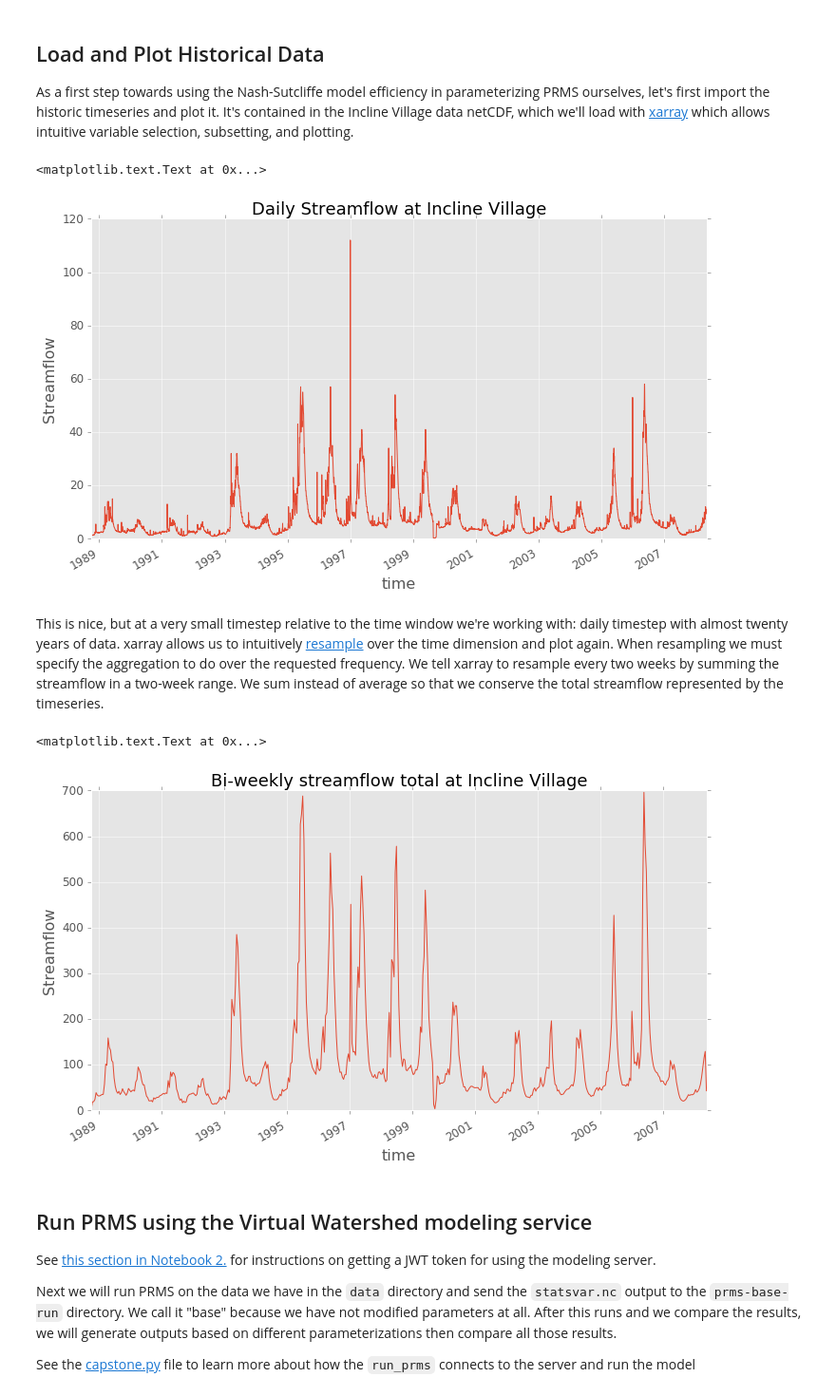
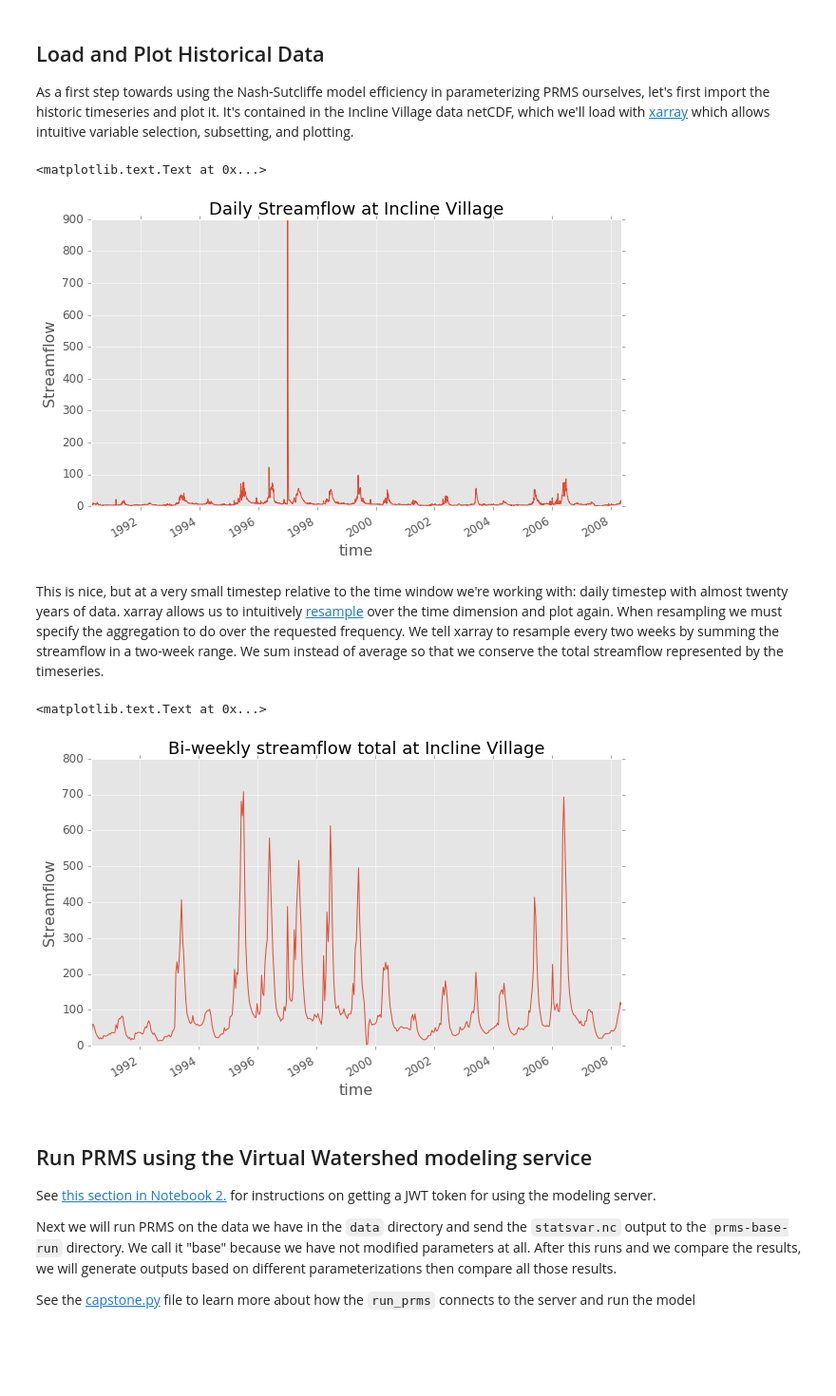
Before and after one commit to VirtualWatershed/capstone, a Jupyter notebook: E1. Parameterization.ipynb, the cells around one changed output. Shown: that part at 95% size. Cells and saved outputs as stored; diff of their text form; code cells hidden in the pictures; blank space fills up the shorter version.

```diff
--- a/E1. Parameterization.ipynb
+++ b/E1. Parameterization.ipynb
@@ -85,14 +85,14 @@ As a first step towards using the Nash-Sutcliffe model efficiency in parameteriz
 # %%
 from xarray import open_dataset
 
-iv_data = open_dataset('data/data.nc')
-q_observed = iv_data.runoff_3
+iv_data = open_dataset('data_2station_calib.nc')
+q_observed = iv_data.runoff_5
 q_observed.plot()
 plt.ylabel('Streamflow')
 plt.title('Daily Streamflow at Incline Village')
 # %% [output]
 <matplotlib.text.Text at 0x...>
-[figure, old version]
+[figure, new version]
 # %% [markdown]
 This is nice, but at a very small timestep relative to the time window we're working with: daily timestep with almost twenty years of data. xarray allows us to intuitively [resample](http://xarray.pydata.org/en/stable/generated/xarray.DataArray.resample.html?highlight=resample#xarray.DataArray.resample) over the time dimension and plot again. When resampling we must specify the aggregation to do over the requested frequency. We tell xarray to resample every two weeks by summing the streamflow in a two-week range. We sum instead of average so that we conserve the total streamflow represented by the timeseries.
 # %%
@@ -102,7 +102,7 @@ plt.ylabel('Streamflow')
 plt.title('Bi-weekly streamflow total at Incline Village')
 # %% [output]
 <matplotlib.text.Text at 0x...>
-[figure, old version]
+[figure, new version]
 # %% [markdown]
 ## Run PRMS using the Virtual Watershed modeling service
 
```
Also changed, not shown: parts of 9 cells of this notebook, 4 other files.
